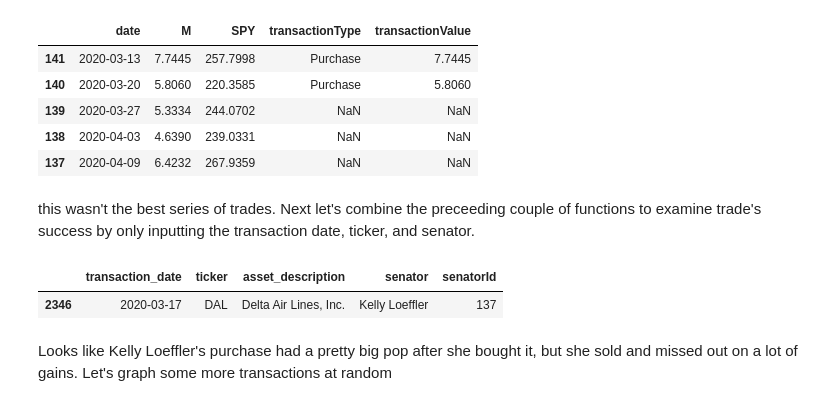
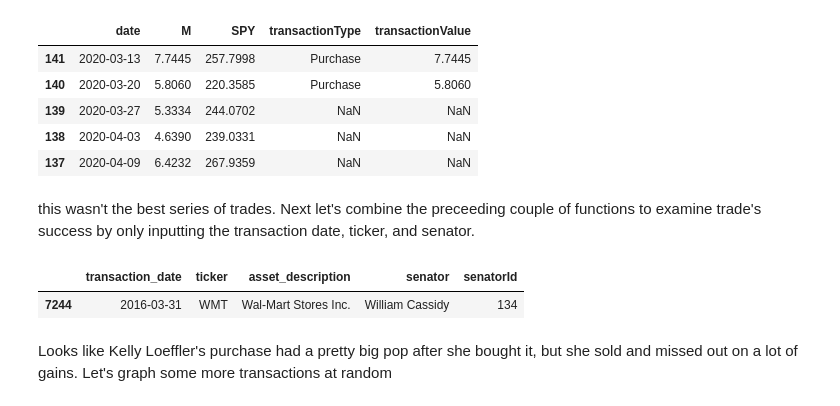
Before and after one commit to MattTheEconomist/Senator-Investments-ETL, a Jupyter notebook: EDA.ipynb, the cells around one changed output. Saved outputs shown, nothing was run; the diff lists cells and outputs as text; code cells hidden in the pictures.

```diff
--- a/EDA.ipynb
+++ b/EDA.ipynb
@@ -492,12 +497,12 @@ def graphTransactions_fromSource(senatorIdInput, dateInput,tickerInput):
     graphTransactions_fromHistorical(senatorIdInput, historicalPricesFrame, tickerInput)
 # %%
 
-purchases = transactions[transactions['type']=='Purchase']
+purchases = transactions[(transactions['type']=='Purchase') & (transactions['asset_type']=='Stock') ]
 randomPurchase = purchases.sample(n=1, random_state=227)[['transaction_date','ticker','asset_description','senator','senatorId']]
 randomPurchase
 # %% [output]
 |  | transaction_date | ticker | asset_description | senator | senatorId |
-| 2346 | 2020-03-17 | DAL | Delta Air Lines, Inc. | Kelly Loeffler | 137 |
+| 7244 | 2016-03-31 | WMT | Wal-Mart Stores Inc. | William Cassidy | 134 |
 # %%
 # randomPurchase.ticker[0]
 randomticker = randomPurchase.ticker.values[0]
```
Also changed, not shown: parts of 25 cells of this notebook, 1 other file.
